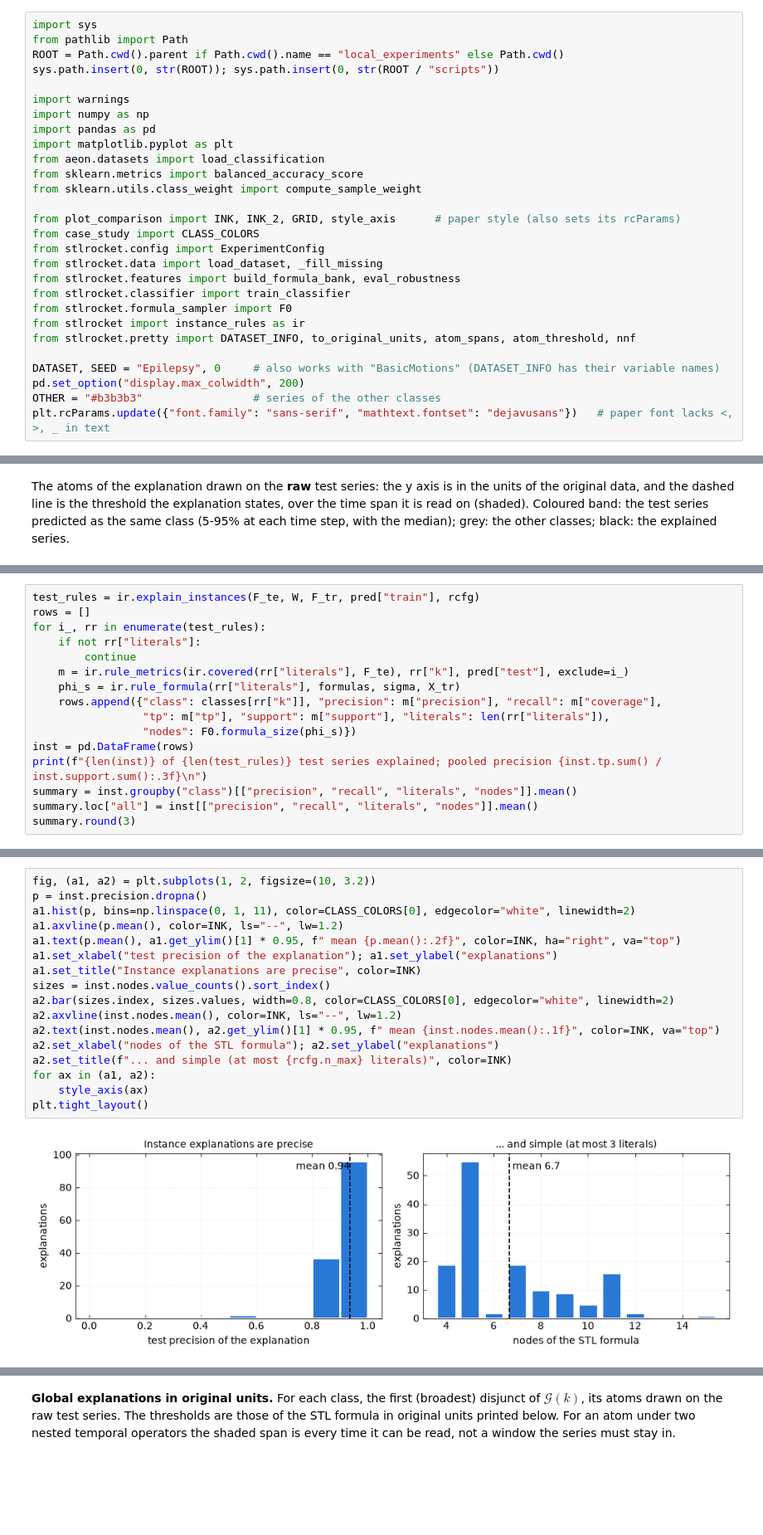
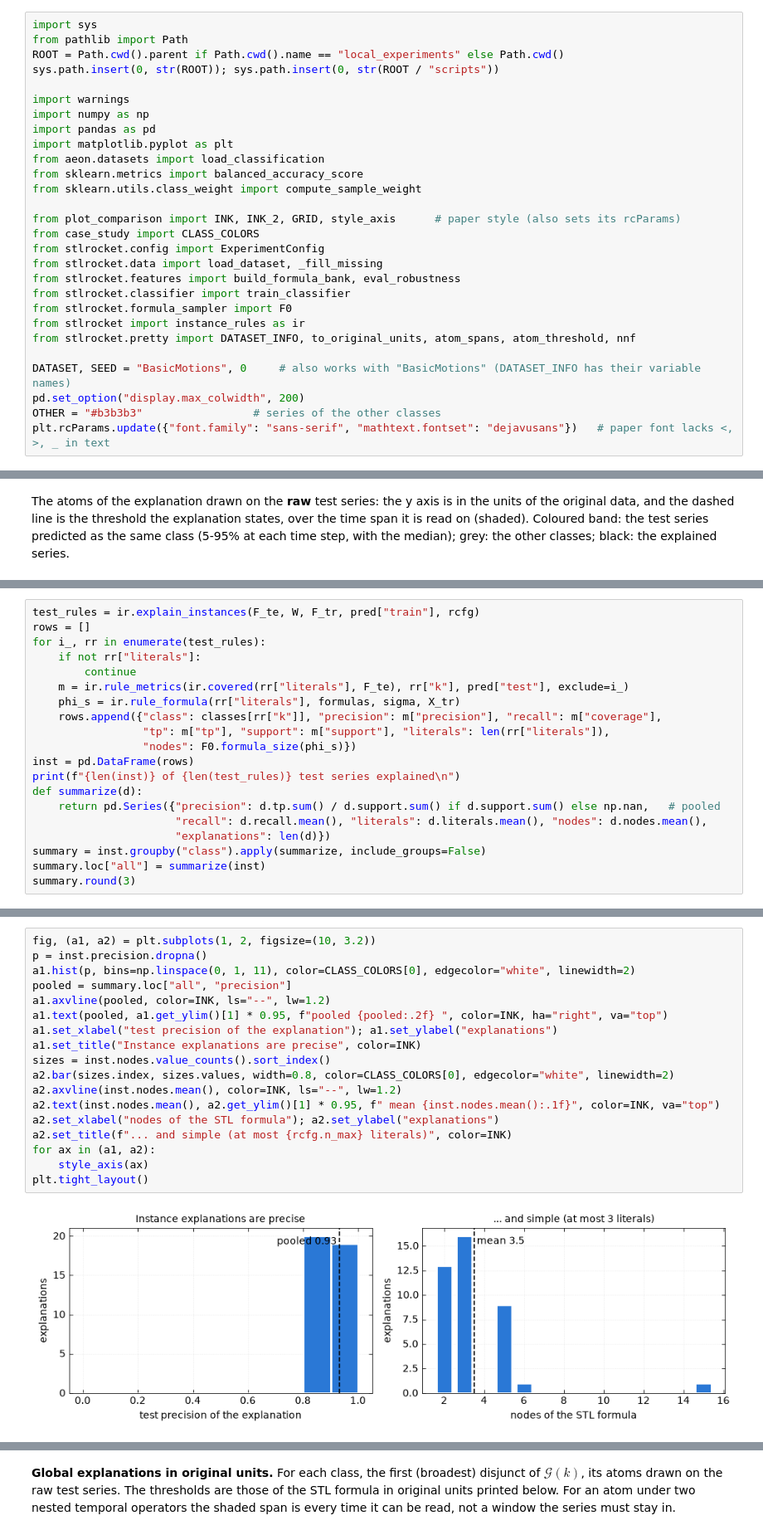
Before and after one commit to adellasiega/STLRocket, a Jupyter notebook: local_experiments/pipeline_walkthrough.ipynb, the cells around one changed output, grey strips where cells are left out. Shown at 83% size. Drawn from its saved outputs; the diff is of its cells as text; blank space fills up the shorter version.

```diff
--- a/local_experiments/pipeline_walkthrough.ipynb
+++ b/local_experiments/pipeline_walkthrough.ipynb
@@ -36,7 +36,7 @@ from stlrocket.formula_sampler import F0
 from stlrocket import instance_rules as ir
 from stlrocket.pretty import DATASET_INFO, to_original_units, atom_spans, atom_threshold, nnf
 
-DATASET, SEED = "Epilepsy", 0     # also works with "BasicMotions" (DATASET_INFO has their variable names)
+DATASET, SEED = "BasicMotions", 0     # also works with "BasicMotions" (DATASET_INFO has their variable names)
 pd.set_option("display.max_colwidth", 200)
 OTHER = "#b3b3b3"                 # series of the other classes
 plt.rcParams.update({"font.family": "sans-serif", "mathtext.fontset": "dejavusans"})   # paper font lacks <, >, _ in text
@@ -234,8 +236,12 @@ for i_, rr in enumerate(test_rules):
                  "tp": m["tp"], "support": m["support"], "literals": len(rr["literals"]),
                  "nodes": F0.formula_size(phi_s)})
 inst = pd.DataFrame(rows)
-print(f"{len(inst)} of {len(test_rules)} test series explained; pooled precision {inst.tp.sum() / inst.support.sum():.3f}\n")
-summary = inst.groupby("class")[["precision", "recall", "literals", "nodes"]].mean()
-summary.loc["all"] = inst[["precision", "recall", "literals", "nodes"]].mean()
+print(f"{len(inst)} of {len(test_rules)} test series explained\n")
+def summarize(d):
+    return pd.Series({"precision": d.tp.sum() / d.support.sum() if d.support.sum() else np.nan,   # pooled
+                      "recall": d.recall.mean(), "literals": d.literals.mean(), "nodes": d.nodes.mean(),
+                      "explanations": len(d)})
+summary = inst.groupby("class").apply(summarize, include_groups=False)
+summary.loc["all"] = summarize(inst)
 summary.round(3)
 # %% [output]
@@ -250,22 +256,23 @@ summary.round(3)
 # %%
 fig, (a1, a2) = plt.subplots(1, 2, figsize=(10, 3.2))
 p = inst.precision.dropna()
 a1.hist(p, bins=np.linspace(0, 1, 11), color=CLASS_COLORS[0], edgecolor="white", linewidth=2)
-a1.axvline(p.mean(), color=INK, ls="--", lw=1.2)
-a1.text(p.mean(), a1.get_ylim()[1] * 0.95, f" mean {p.mean():.2f}", color=INK, ha="right", va="top")
+pooled = summary.loc["all", "precision"]
+a1.axvline(pooled, color=INK, ls="--", lw=1.2)
+a1.text(pooled, a1.get_ylim()[1] * 0.95, f"pooled {pooled:.2f} ", color=INK, ha="right", va="top")
 a1.set_xlabel("test precision of the explanation"); a1.set_ylabel("explanations")
 a1.set_title("Instance explanations are precise", color=INK)
 sizes = inst.nodes.value_counts().sort_index()
 a2.bar(sizes.index, sizes.values, width=0.8, color=CLASS_COLORS[0], edgecolor="white", linewidth=2)
 a2.axvline(inst.nodes.mean(), color=INK, ls="--", lw=1.2)
 a2.text(inst.nodes.mean(), a2.get_ylim()[1] * 0.95, f" mean {inst.nodes.mean():.1f}", color=INK, va="top")
 a2.set_xlabel("nodes of the STL formula"); a2.set_ylabel("explanations")
 a2.set_title(f"... and simple (at most {rcfg.n_max} literals)", color=INK)
 for ax in (a1, a2):
     style_axis(ax)
 plt.tight_layout()
 # %% [output]
-[figure, old version]
+[figure, new version]
 # %% [markdown]
 ## 7. Global explanations
 
```
Also changed, not shown: parts of 15 cells of this notebook, 12 other files.
